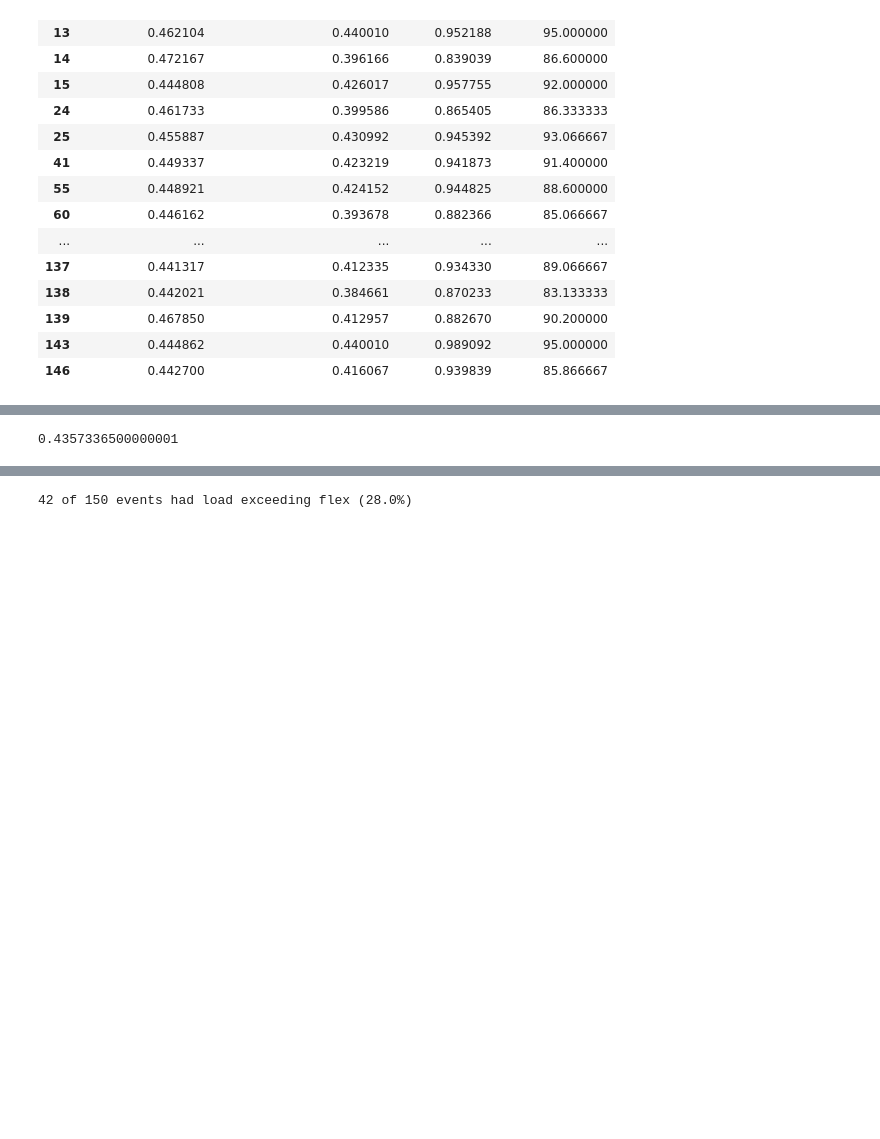
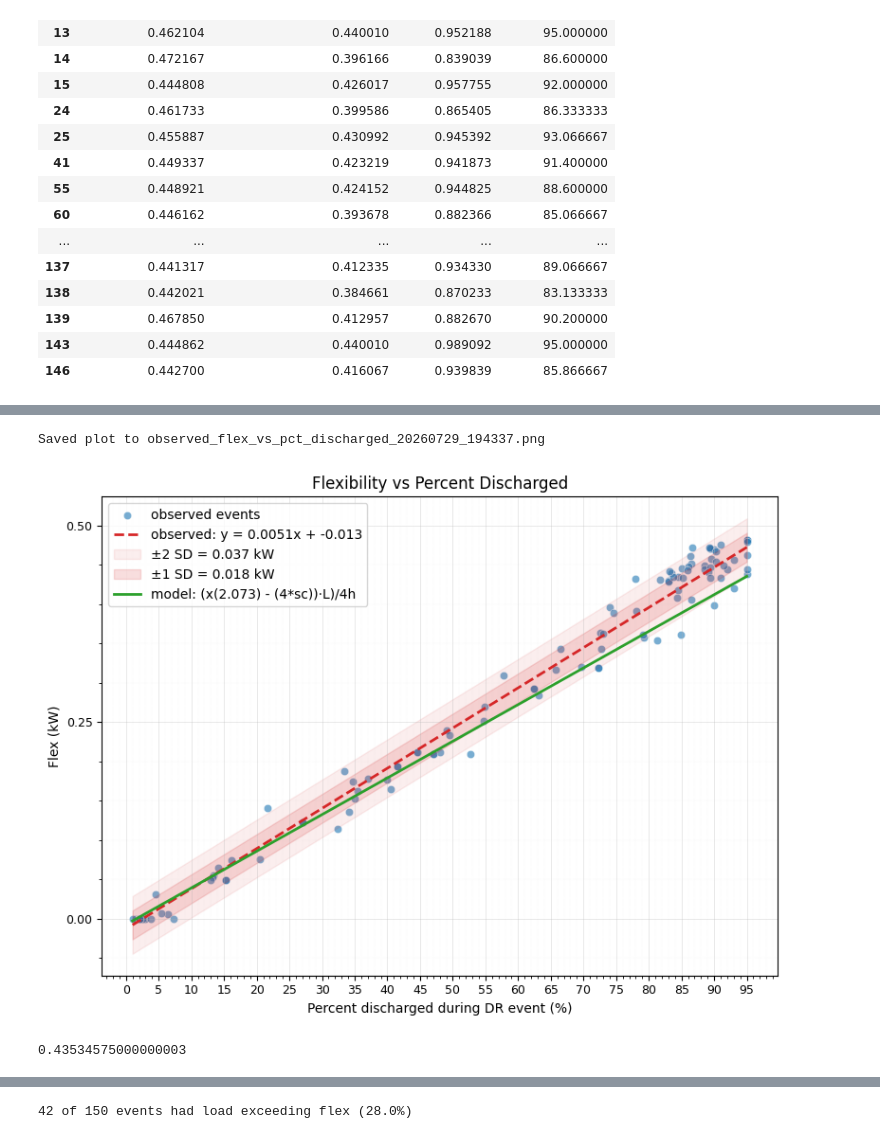
Before and after one commit to alexnathanson/TEA_AggregatedOffGridPVPowerStations, a Jupyter notebook: model_v5-2-validation.ipynb, the cells around one changed output, grey strips where cells are left out. Drawn from its saved outputs; the diff is of its cells as text; code cells hidden in the pictures; blank space fills up the shorter version.

```diff
--- a/model_v5-2-validation.ipynb
+++ b/model_v5-2-validation.ipynb
@@ -815,4 +761,54 @@ plt.show()
-# %%
-95 * 0.01 * 0.001 * ((2073 - (powerStationSC * 4)) * 0.9) * 0.25
-# %% [output]
-0.4357336500000001
+# %%
+from matplotlib.ticker import MultipleLocator
+
+plot_df = event_validation_df.dropna(subset=['observed_flex_kW', 'pct_discharged'])
+fig, ax = plt.subplots(figsize=(8, 6))
+ax.scatter(plot_df['pct_discharged'], plot_df['observed_flex_kW'],
+           alpha=0.6, color='tab:blue', edgecolor='white', linewidth=0.5,
+           label='observed events')
+# linear trend line
+slope, intercept = np.polyfit(plot_df['pct_discharged'], plot_df['observed_flex_kW'], 1)
+x_line = np.linspace(plot_df['pct_discharged'].min(), plot_df['pct_discharged'].max(), 100)
+y_line = slope * x_line + intercept
+ax.plot(x_line, y_line, color='tab:red', linestyle='--', linewidth=2,
+        label=f'observed: y = {slope:.4f}x + {intercept:.3f}')
+# standard deviation of residuals around the trend line, shown as shaded bands
+residuals = plot_df['observed_flex_kW'] - (slope * plot_df['pct_discharged'] + intercept)
+resid_std = residuals.std()
+ax.fill_between(x_line, y_line - 2 * resid_std, y_line + 2 * resid_std,
+                 color='tab:red', alpha=0.08, label=f'±2 SD = {2 * resid_std:.3f} kW')
+ax.fill_between(x_line, y_line - resid_std, y_line + resid_std,
+                 color='tab:red', alpha=0.15, label=f'±1 SD = {resid_std:.3f} kW')
+# theoretical relationship: x * (2073 - powerStationSC * 4) * 0.9 * 0.25
+# x% * bat_kW-losses * 25%
+y_theory = ((x_line * 0.01 * 2.0736) - (powerStationSC * 0.004)) * 0.9 * 0.25
+ax.plot(x_line, y_theory, color='tab:green', linestyle='-', linewidth=2,
+        label='model: (x(2.073) - (4*sc))·L)/4h')
+
+ax.set_xlabel('Percent discharged during DR event (%)')
+ax.set_ylabel('Flex (kW)')
+ax.set_title('Flexibility vs Percent Discharged')
+
+# more ticks on both axes
+ax.xaxis.set_major_locator(MultipleLocator(5))
+ax.yaxis.set_major_locator(MultipleLocator(0.25))
+ax.tick_params(axis='both', labelsize=9)
+
+# grid
+ax.grid(True, which='major', linestyle='-', linewidth=0.5, alpha=0.4)
+ax.grid(True, which='minor', linestyle=':', linewidth=0.3, alpha=0.2)
+ax.minorticks_on()
+
+ax.legend()
+plt.tight_layout()
+
+
+timestamp = datetime.now().strftime('%Y%m%d_%H%M%S')
+outfile = f'observed_flex_vs_pct_discharged_{timestamp}.png'
+plt.savefig(outfile, dpi=300, bbox_inches='tight')
+print(f"Saved plot to {outfile}")
+
+plt.show()
+# %% [output]
+Saved plot to observed_flex_vs_pct_discharged_20260729_194337.png
+[figure, added]
@@ -818,0 +817,4 @@ plt.show()
+# %%
+((95 * 0.01 * 2.073) - (powerStationSC * .004)) * 0.9 * 0.25
+# %% [output]
+0.43534575000000003
```
Also changed, not shown: parts of 10 cells of this notebook, 18 other files.
